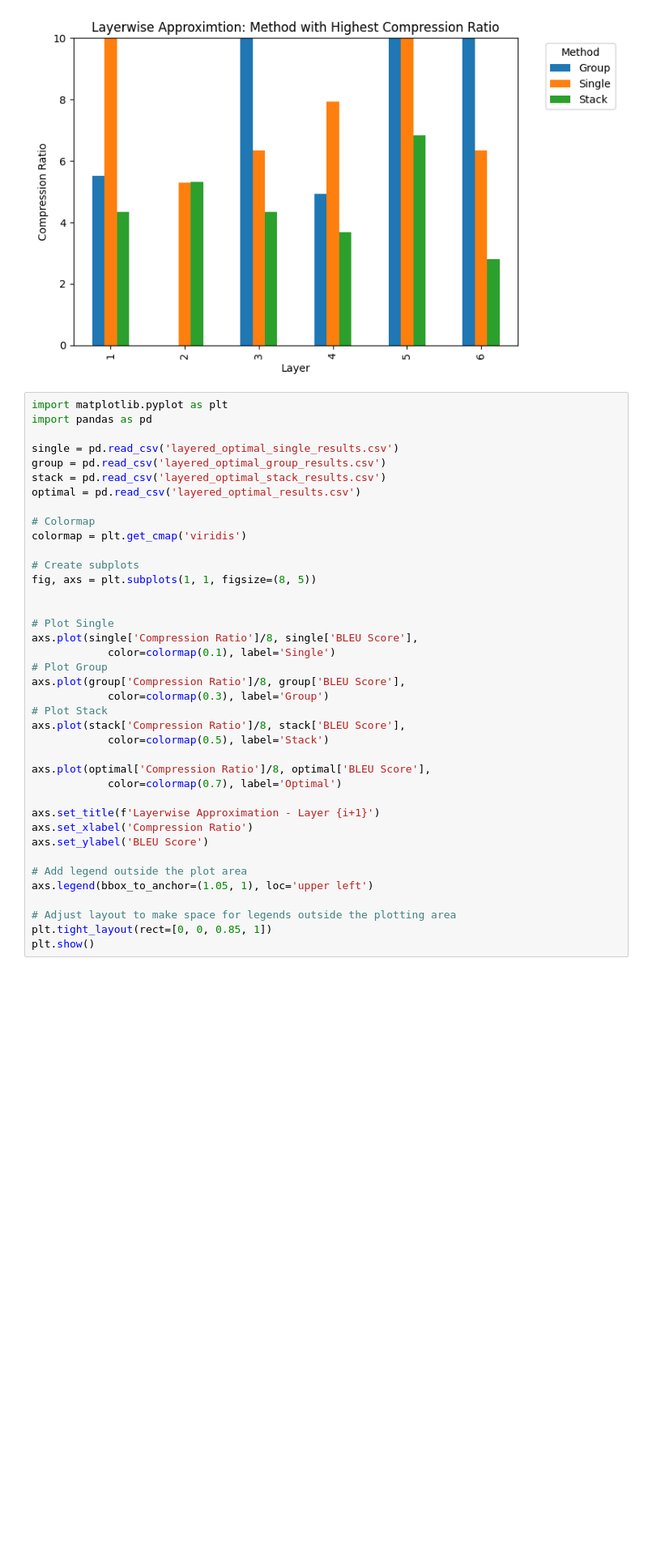
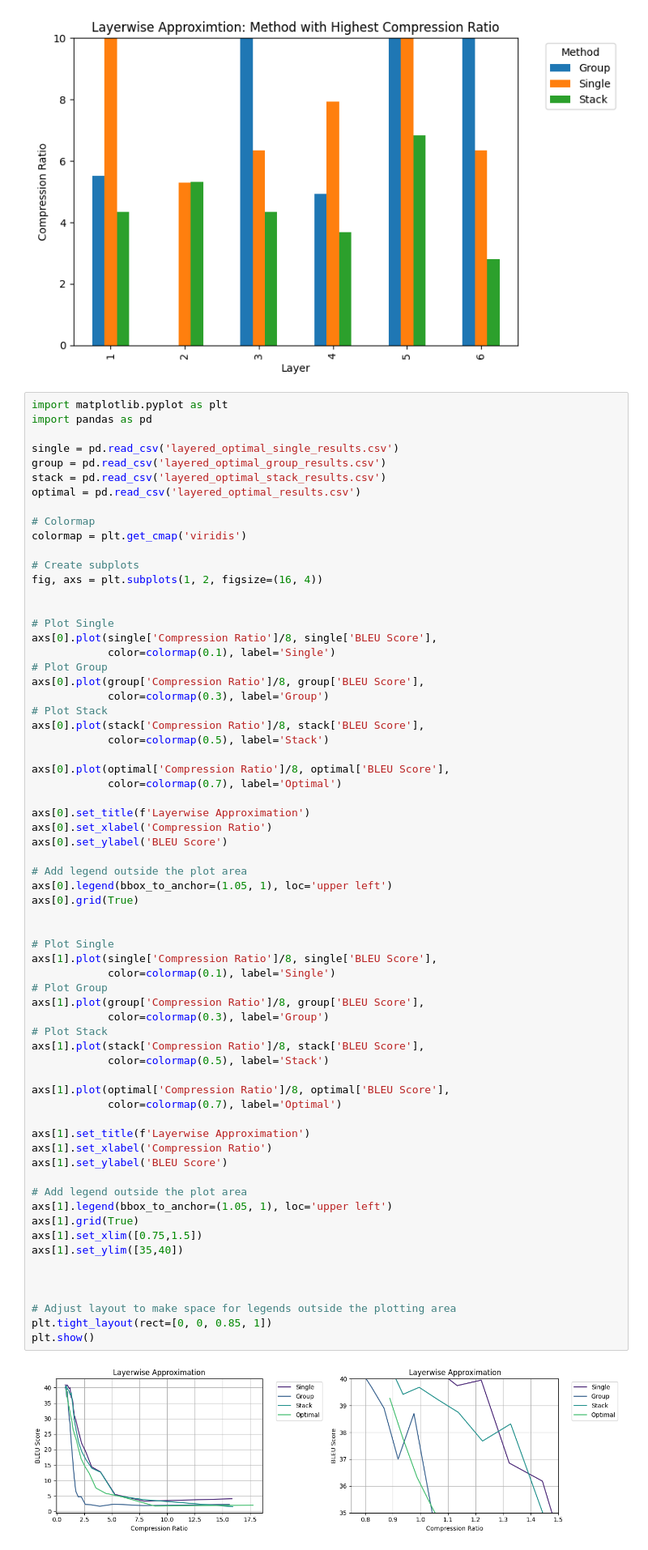
Before and after one commit to justinhuang666666/Approximate-Matrix-Vector-Multiplication, a Jupyter notebook: simulation_result/simulation_layered.ipynb, the cells around one changed output. Shown at 81% size. Saved outputs shown, nothing was run; the diff lists cells and outputs as text; blank space fills up the shorter version.

Commit message:
layerwise opt code

```diff
--- a/simulation_result/simulation_layered.ipynb
+++ b/simulation_result/simulation_layered.ipynb
@@ -190,39 +190,68 @@ plt.show()
 # %%
 import matplotlib.pyplot as plt
 import pandas as pd
 
 single = pd.read_csv('layered_optimal_single_results.csv')
 group = pd.read_csv('layered_optimal_group_results.csv')
 stack = pd.read_csv('layered_optimal_stack_results.csv')
 optimal = pd.read_csv('layered_optimal_results.csv')
 
 # Colormap
 colormap = plt.get_cmap('viridis')
 
 # Create subplots
-fig, axs = plt.subplots(1, 1, figsize=(8, 5))
+fig, axs = plt.subplots(1, 2, figsize=(16, 4))
 
 
 # Plot Single
-axs.plot(single['Compression Ratio']/8, single['BLEU Score'],
+axs[0].plot(single['Compression Ratio']/8, single['BLEU Score'],
             color=colormap(0.1), label='Single')
 # Plot Group
-axs.plot(group['Compression Ratio']/8, group['BLEU Score'],
+axs[0].plot(group['Compression Ratio']/8, group['BLEU Score'],
             color=colormap(0.3), label='Group')
 # Plot Stack
-axs.plot(stack['Compression Ratio']/8, stack['BLEU Score'],
+axs[0].plot(stack['Compression Ratio']/8, stack['BLEU Score'],
             color=colormap(0.5), label='Stack')
 
-axs.plot(optimal['Compression Ratio']/8, optimal['BLEU Score'],
+axs[0].plot(optimal['Compression Ratio']/8, optimal['BLEU Score'],
             color=colormap(0.7), label='Optimal')
 
-axs.set_title(f'Layerwise Approximation - Layer {i+1}')
-axs.set_xlabel('Compression Ratio')
-axs.set_ylabel('BLEU Score')
+axs[0].set_title(f'Layerwise Approximation')
+axs[0].set_xlabel('Compression Ratio')
+axs[0].set_ylabel('BLEU Score')
 
 # Add legend outside the plot area
-axs.legend(bbox_to_anchor=(1.05, 1), loc='upper left')
+axs[0].legend(bbox_to_anchor=(1.05, 1), loc='upper left')
+axs[0].grid(True)
+
+
+# Plot Single
+axs[1].plot(single['Compression Ratio']/8, single['BLEU Score'],
+            color=colormap(0.1), label='Single')
+# Plot Group
+axs[1].plot(group['Compression Ratio']/8, group['BLEU Score'],
+            color=colormap(0.3), label='Group')
+# Plot Stack
+axs[1].plot(stack['Compression Ratio']/8, stack['BLEU Score'],
+            color=colormap(0.5), label='Stack')
+
+axs[1].plot(optimal['Compression Ratio']/8, optimal['BLEU Score'],
+            color=colormap(0.7), label='Optimal')
+
+axs[1].set_title(f'Layerwise Approximation')
+axs[1].set_xlabel('Compression Ratio')
+axs[1].set_ylabel('BLEU Score')
+
+# Add legend outside the plot area
+axs[1].legend(bbox_to_anchor=(1.05, 1), loc='upper left')
+axs[1].grid(True)
+axs[1].set_xlim([0.75,1.5])
+axs[1].set_ylim([35,40])
+
+
 
 # Adjust layout to make space for legends outside the plotting area
 plt.tight_layout(rect=[0, 0, 0.85, 1])
 plt.show()
+# %% [output]
+[figure, added]
```
Also changed, not shown: parts of 1 cell of this notebook, 1 other file.
